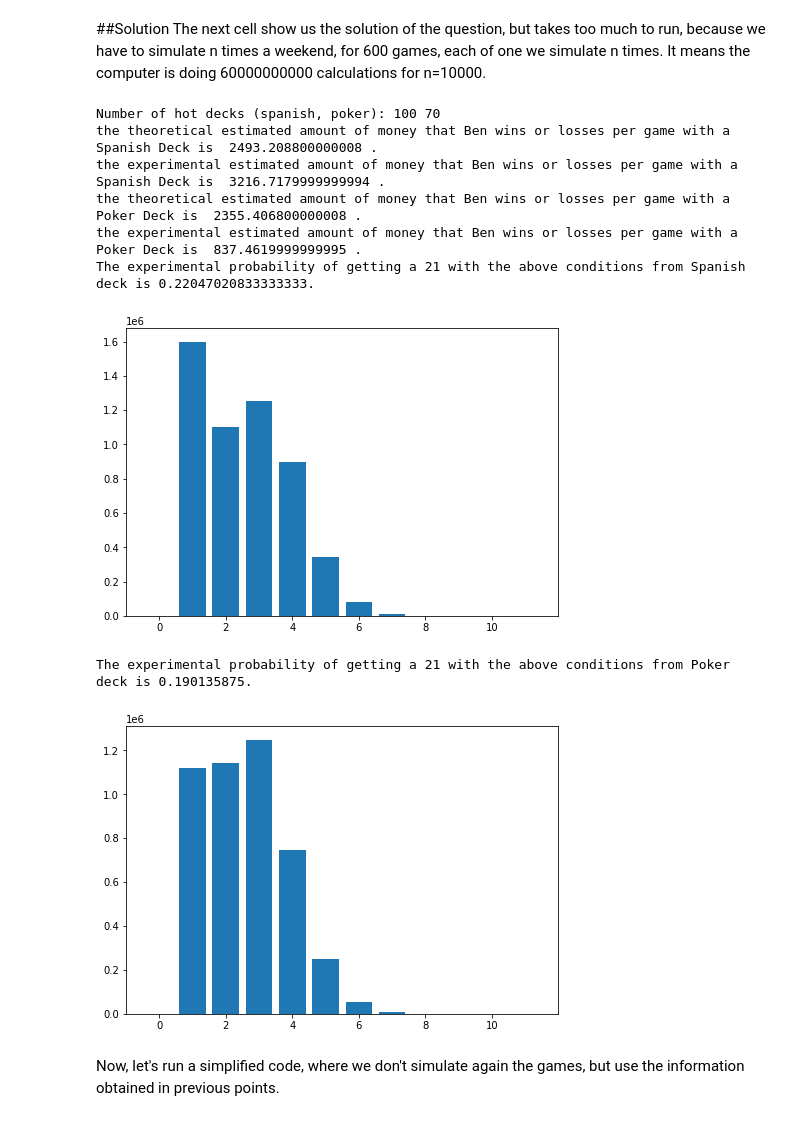
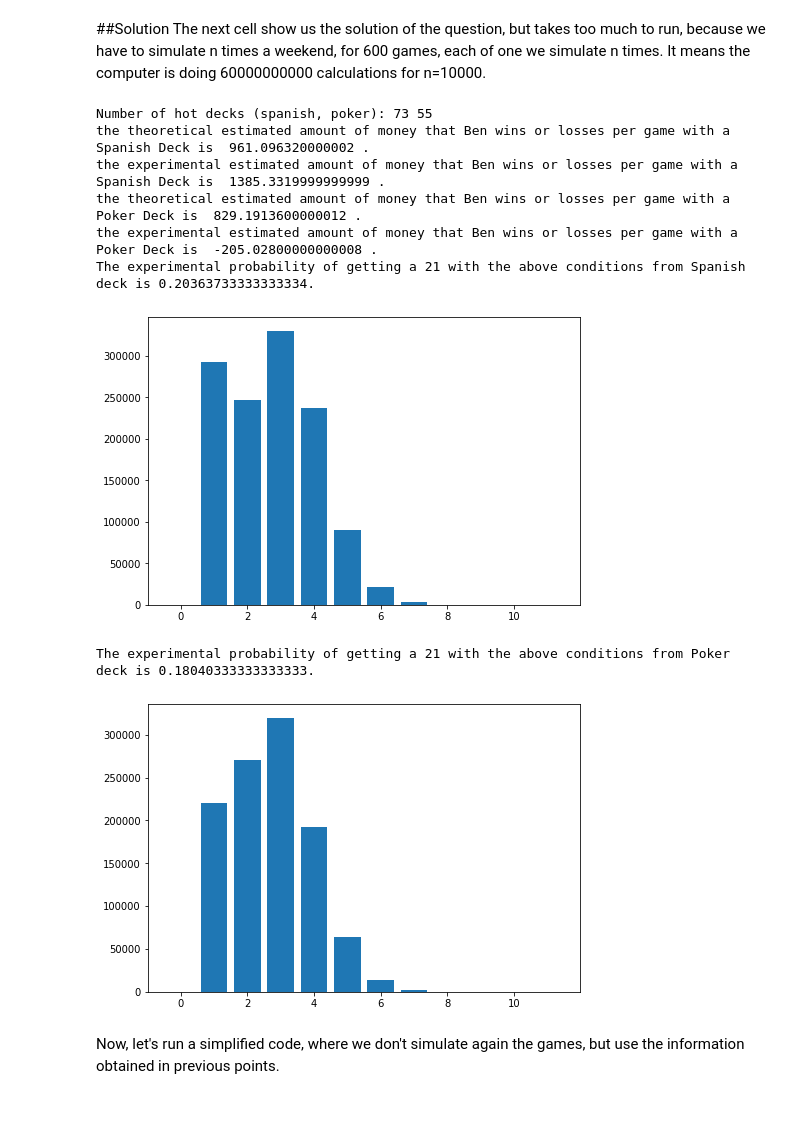
Before and after one commit to ddfulaa/AlgorithmsUN2020II, a Jupyter notebook: 21BlackjackGrClass2StGroup26.ipynb, the cells around one changed output. Cells and saved outputs as stored; diff of their text form; code cells hidden in the pictures.

```diff
--- a/21BlackjackGrClass2StGroup26.ipynb
+++ b/21BlackjackGrClass2StGroup26.ipynb
@@ -275,12 +275,12 @@ If Ben goes to Vegas every weekend (Friday, Saturday and Sunday), plays every we
 ##Solution
 The next cell show us the solution of the question, but takes too much to run, because we have to simulate n times a weekend, for 600 games, each of one we simulate n times. It means the computer is doing 60000000000 calculations for n=10000.
 # %%
-n=200 #number of experiments
+n=100 #number of experiments # Change to 10000 simulations
 m=600 #number of games per weekend
 
 betHot=1000
 betCold=10
-hotProbability=0.15
+hotProbability=0.12 #Change to 0.1 probabilitty
 
 spanishHotDeck =([1,2,3,1,2,3,1,2,1,2],19,betHot)
 spanishColdDeck = ([1,2,3,4,5,6,7,8,9,10,11,12,1,2,3,4,5,6,7,8,9,10,11,12,1,2,3,4,5,6,7,8,9,10,11,12,1,2,3,4,5,6,7,8,9,10,11,12],0,betCold)
@@ -331,42 +331,42 @@ for k in range(0,n):
 expectedProfitSpanish = expectedProfitSpanish/n
 expectedProfitPoker = expectedProfitPoker/n
 
 probSpanish = countSpanish / (m*n*n)
 probPoker = countPoker / (m*n*n)
 
 # 600 is the total of games he plays on a weekend = 3 days * 10 hours per day * 60 minutes per hour / 3 minutes per game
 # 109 is the estimated amount of money he spents per game 0.1*1000 + 0.9*10=109
 # when he is in the hot Deck case, it's expected that he obtains (2*0.5333 - 1)*1000 per game
 # when he is in the cold Deck case, it's expected that he obtains  for spanish Deck, (2*0.1752 - 1)*10, and for poker Deck (2*0.1441 - 1)*10
 estimated_won_amount_spanish = ((2*probHotDeckSpanish - 1)*betHot*hotProbability + (2*probColdDeckSpanish - 1)*betCold*(1-hotProbability))*m
 estimated_won_amount_poker = ((2*probHotDeckPoker - 1)*betHot*hotProbability + (2*probColdDeckPoker - 1)*betCold*(1-hotProbability))*m
 
 print("the theoretical estimated amount of money that Ben wins or losses per game with a Spanish Deck is ",estimated_won_amount_spanish,".")
 print("the experimental estimated amount of money that Ben wins or losses per game with a Spanish Deck is ",expectedProfitSpanish,".")
 
 print("the theoretical estimated amount of money that Ben wins or losses per game with a Poker Deck is ",estimated_won_amount_poker,".")
 print("the experimental estimated amount of money that Ben wins or losses per game with a Poker Deck is ",expectedProfitPoker,".")
 
 print("The experimental probability of getting a 21 with the above conditions from Spanish deck is "+ str(probSpanish)+".")
 fig1 = plt.figure()
 ax1 = fig1.add_axes([0,0,1,1])
 ax1.bar(range(0,12),countCardsSpanish)
 plt.show()
 print("The experimental probability of getting a 21 with the above conditions from Poker deck is "+ str(probPoker)+".")
 fig2 = plt.figure()
 ax2 = fig2.add_axes([0,0,1,1])
 ax2.bar(range(0,12),countCardsPoker)
 plt.show()
 # %% [output]
-Number of hot decks (spanish, poker): 100 70
-the theoretical estimated amount of money that Ben wins or losses per game with a Spanish Deck is  2493.208800000008 .
-the experimental estimated amount of money that Ben wins or losses per game with a Spanish Deck is  3216.7179999999994 .
-the theoretical estimated amount of money that Ben wins or losses per game with a Poker Deck is  2355.406800000008 .
-the experimental estimated amount of money that Ben wins or losses per game with a Poker Deck is  837.4619999999995 .
-The experimental probability of getting a 21 with the above conditions from Spanish deck is 0.22047020833333333.
+Number of hot decks (spanish, poker): 73 55
+the theoretical estimated amount of money that Ben wins or losses per game with a Spanish Deck is  961.096320000002 .
+the experimental estimated amount of money that Ben wins or losses per game with a Spanish Deck is  1385.3319999999999 .
+the theoretical estimated amount of money that Ben wins or losses per game with a Poker Deck is  829.1913600000012 .
+the experimental estimated amount of money that Ben wins or losses per game with a Poker Deck is  -205.02800000000008 .
+The experimental probability of getting a 21 with the above conditions from Spanish deck is 0.20363733333333334.
-[figure, old version]
+[figure, new version]
-The experimental probability of getting a 21 with the above conditions from Poker deck is 0.190135875.
+The experimental probability of getting a 21 with the above conditions from Poker deck is 0.18040333333333333.
-[figure, old version]
+[figure, new version]
 # %% [markdown]
 Now, let's run a simplified code, where we don't simulate again the games, but use the information obtained in previous points.
 # %%
```
Also changed, not shown: parts of 5 cells of this notebook.
